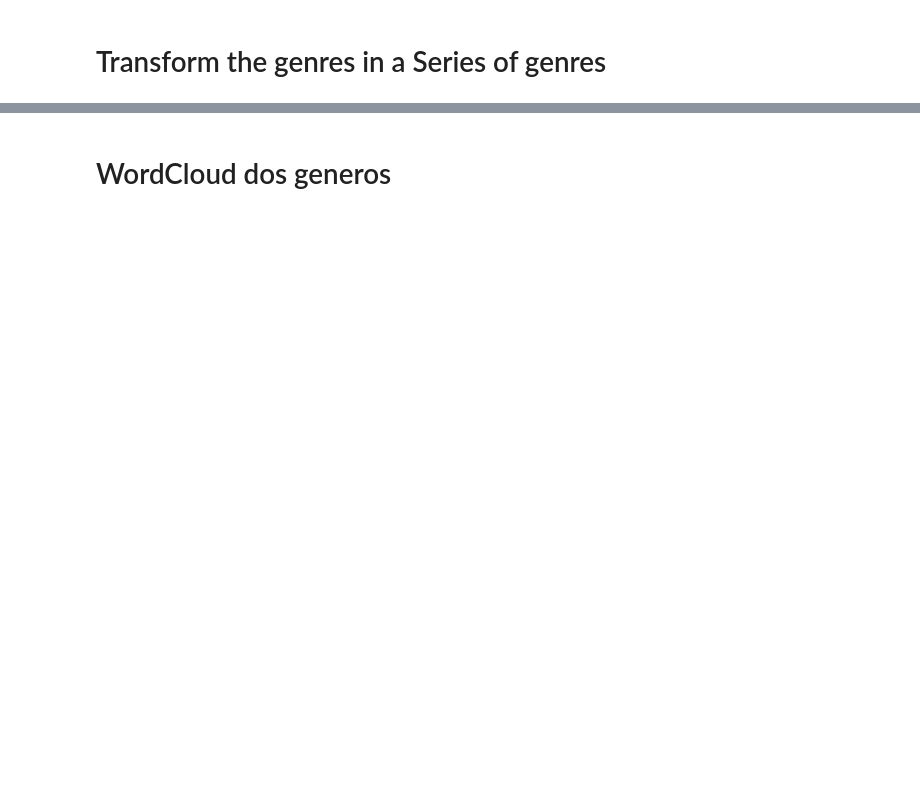
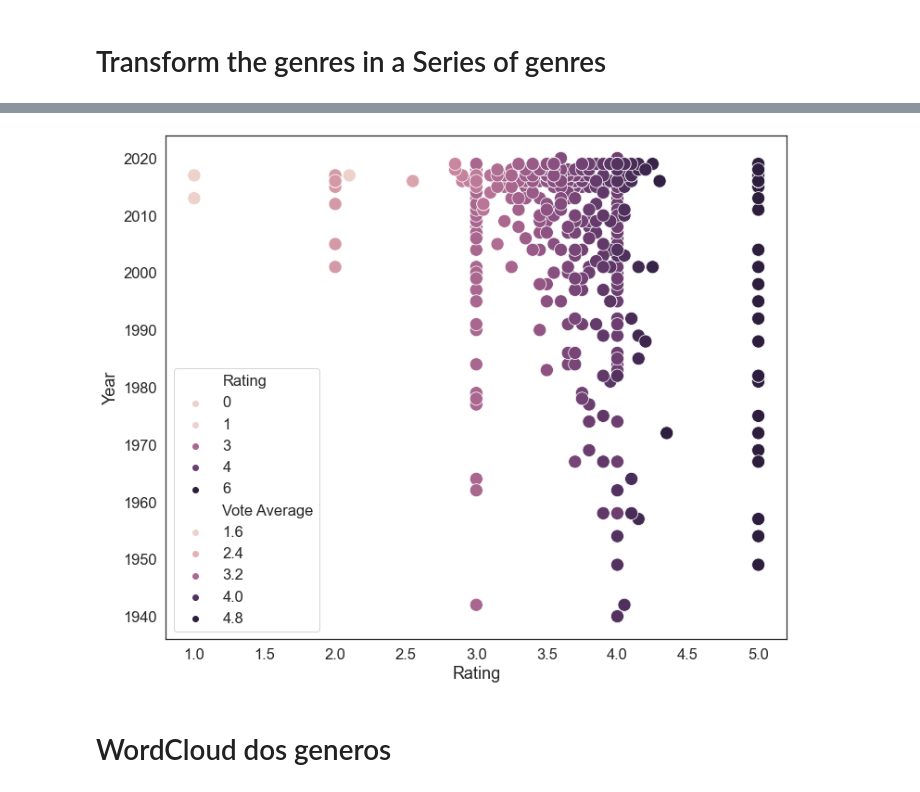
Before and after one commit to gabieller/MoviesDataBase, a Jupyter notebook: graph_analysis.ipynb, the cells around one changed output, grey strips where cells are left out. Cells and saved outputs as stored; diff of their text form; code cells hidden in the pictures; blank space fills up the shorter version.

Commit message:
some new graphs

```diff
--- a/graph_analysis.ipynb
+++ b/graph_analysis.ipynb
@@ -10,13 +10,12 @@ from PIL import Image
 from wordcloud import WordCloud, ImageColorGenerator
 import matplotlib.ticker as ticker
 
-
 # Linear Regression libraries
 from sklearn.linear_model import LinearRegression
 from sklearn.model_selection import train_test_split
 
 # Graph style
-sns.set_style("whitegrid")
+#sns.set_style("whitegrid")
 
 import os
 import shutil
@@ -147,3 +101,30 @@ Name: Genres, dtype: int64
+# %%
+sns.set(rc={"figure.figsize": (12,10)},font_scale=1.5)
+sns.set_style("white")
+
+
+
+user_ratings= sns.scatterplot(x = base["Rating"],
+                y = base["Year"],
+                s = 200,
+                cmap = cmap,
+                hue = base["Rating"]
+                )
+
+database_rating = sns.scatterplot(x = base["Vote Average"],
+                y = base["Year"],
+                s = 200,
+                cmap = cmap_2,
+                hue = base["Vote Average"]
+                )
+
+#cbar = plt.colorbar(database_rating)
+
+user_ratings.set(xlabel='Rating', ylabel='Year')
+
+plt.savefig("Graphs/Year_Rating")
+# %% [output]
+[figure, added]
 # %% [markdown]
 # WordCloud dos generos
 # %%
```
Also changed, not shown: parts of 35 cells of this notebook.
